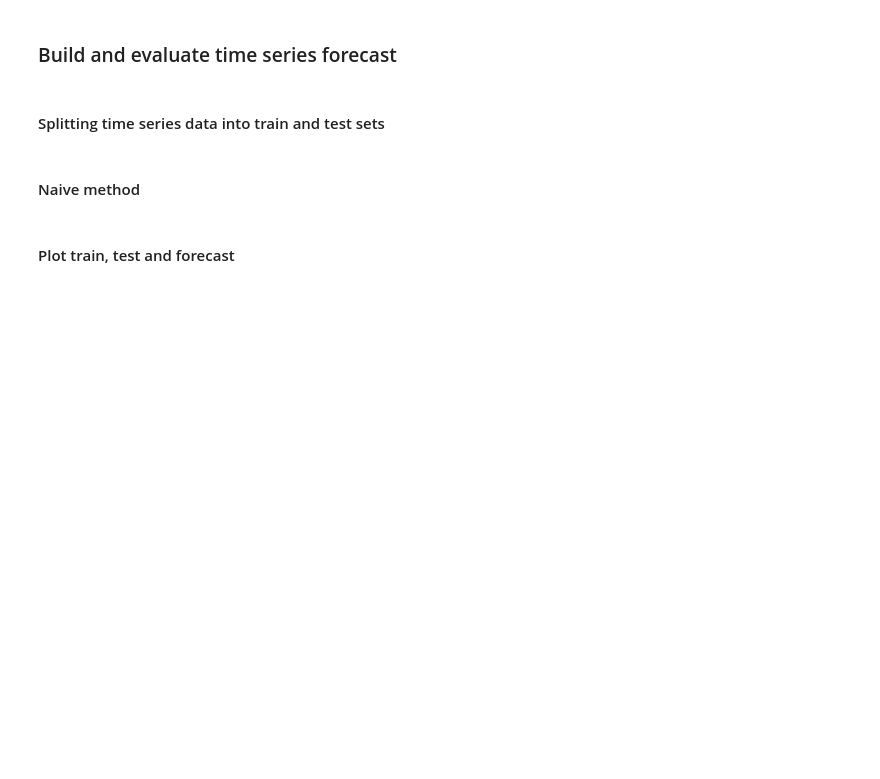
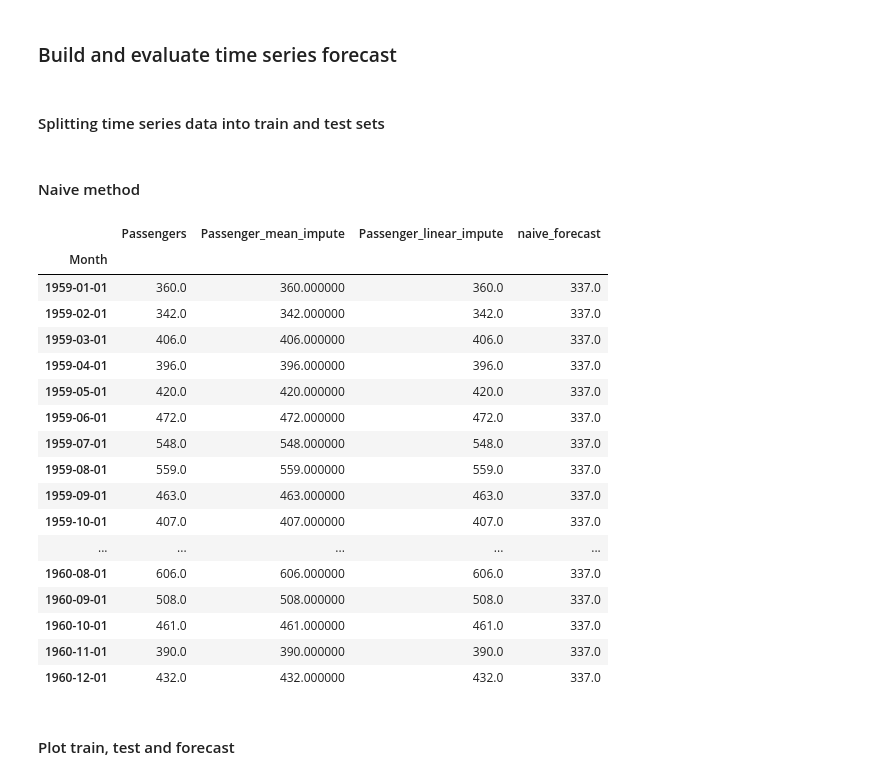
Before and after one commit to chethanbr86/MLDL_projects, a Jupyter notebook: Timeseries/airline-passenger-traffic_upgrad/airline.ipynb, the cells around one changed output. Saved outputs shown, nothing was run; the diff lists cells and outputs as text; code cells hidden in the pictures; blank space fills up the shorter version.

```diff
--- a/Timeseries/airline-passenger-traffic_upgrad/airline.ipynb
+++ b/Timeseries/airline-passenger-traffic_upgrad/airline.ipynb
@@ -127,6 +127,27 @@ test = df[train_len:]
 # %%
 y_hat_naive = test.copy()
 y_hat_naive['naive_forecast'] = train['Passenger_linear_impute'][train_len-1] #train_len-1 is the last observation in train data
+# %%
+y_hat_naive
+# %% [output]
+|  | Passengers | Passenger_mean_impute | Passenger_linear_impute | naive_forecast |
+| Month |  |  |  |  |
+| 1959-01-01 | 360.0 | 360.000000 | 360.0 | 337.0 |
+| 1959-02-01 | 342.0 | 342.000000 | 342.0 | 337.0 |
+| 1959-03-01 | 406.0 | 406.000000 | 406.0 | 337.0 |
+| 1959-04-01 | 396.0 | 396.000000 | 396.0 | 337.0 |
+| 1959-05-01 | 420.0 | 420.000000 | 420.0 | 337.0 |
+| 1959-06-01 | 472.0 | 472.000000 | 472.0 | 337.0 |
+| 1959-07-01 | 548.0 | 548.000000 | 548.0 | 337.0 |
+| 1959-08-01 | 559.0 | 559.000000 | 559.0 | 337.0 |
+| 1959-09-01 | 463.0 | 463.000000 | 463.0 | 337.0 |
+| 1959-10-01 | 407.0 | 407.000000 | 407.0 | 337.0 |
+| ... | ... | ... | ... | ... |
+| 1960-08-01 | 606.0 | 606.000000 | 606.0 | 337.0 |
+| 1960-09-01 | 508.0 | 508.000000 | 508.0 | 337.0 |
+| 1960-10-01 | 461.0 | 461.000000 | 461.0 | 337.0 |
+| 1960-11-01 | 390.0 | 390.000000 | 390.0 | 337.0 |
+| 1960-12-01 | 432.0 | 432.000000 | 432.0 | 337.0 |
 # %% [markdown]
 #### Plot train, test and forecast
 # %%
```
Also changed, not shown: parts of 4 cells of this notebook.
